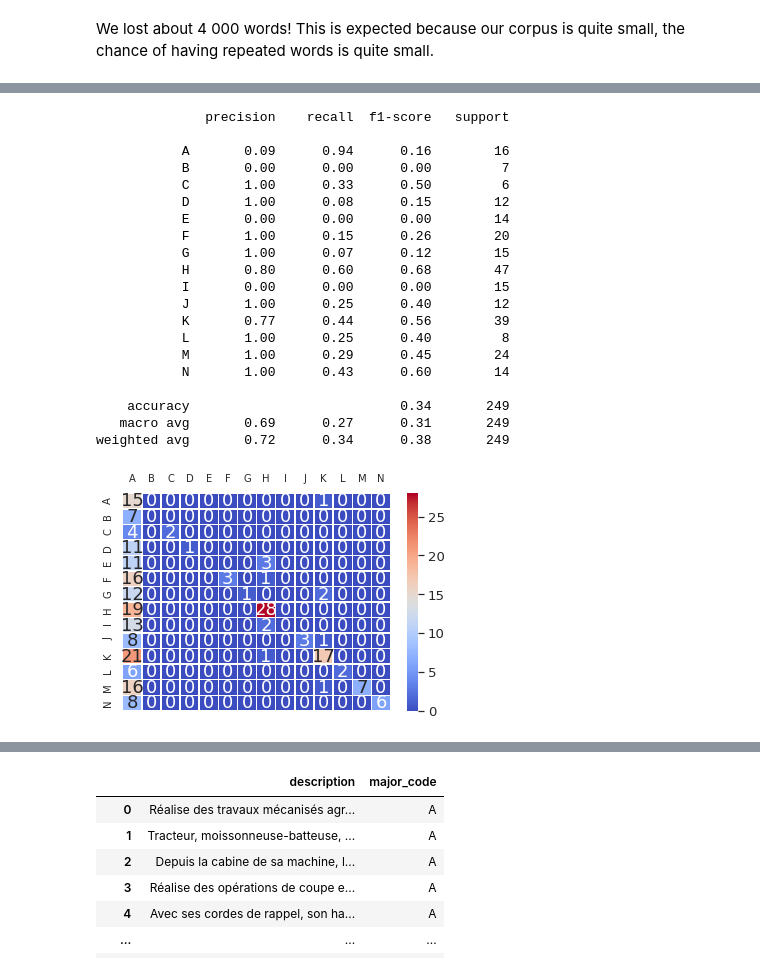
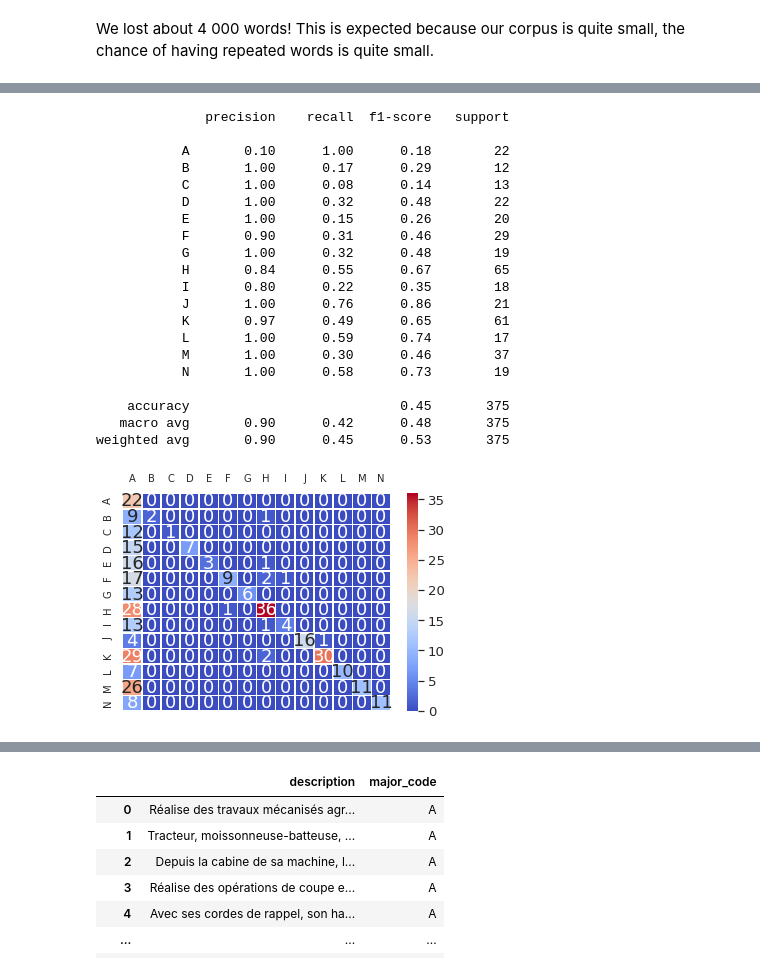
Before and after one commit to ARKEnsae/JobDomainPrediction_NLP, a Jupyter notebook: Prévision_catégorie_métier_ROME.ipynb, the cells around one changed output, grey strips where cells are left out. Drawn from its saved outputs; the diff is of its cells as text; code cells hidden in the pictures.

```diff
--- a/Prévision_catégorie_métier_ROME.ipynb
+++ b/Prévision_catégorie_métier_ROME.ipynb
@@ -552,9 +601,0 @@ data_baseline.groupby(['major_code', 'label', 'data_type']).count()
-# %%
-# create train 60%
-X_train, X_devtest, y_train, y_devtest = train_test_split(X, y, test_size=0.4, random_state=42)
-print(X_train)
-print(y_train)
-# create dev 20% test 20% (hence 50% from the 40%)
-X_dev, X_test, y_dev, y_test = train_test_split(X_devtest, y_devtest, test_size=0.5, random_state=42)
-print(X_dev)
-print(y_dev)
@@ -595,0 +602,6 @@ Processing Labels (y)
+# %%
+# we reshape the data as a big array
+X_train_cv = np.vstack(np.array(X_train))
+print(X_train_cv.shape)
+X_val_cv = np.vstack(np.array(X_valid))
+X_val_cv.shape
@@ -596,8 +615,7 @@ Processing Labels (y)
 # %%
-from sklearn import preprocessing
 lb = preprocessing.LabelBinarizer()
 lb_trained = lb.fit(y_train)
 y_train_lb = lb_trained.transform(y_train)
-y_dev_lb = lb_trained.transform(y_dev)
-print(y_train_lb.shape, y_dev_lb.shape)
+y_valid_lb = lb_trained.transform(y_valid)
+print(y_train_lb.shape, y_valid_lb.shape)
 # %% [output]
@@ -609,7 +625,8 @@ from sklearn import svm
 svc = LinearSVC(verbose=1, random_state=42)
 clf_svm = OneVsRestClassifier(svc, n_jobs=-1 ).fit(X_train_cv, y_train_lb)
 # %%
-y_pred_svm = clf_svm.predict(X_dev_cv)
+# We get the prediction
+y_pred_svm = clf_svm.predict(X_val_cv)
 print(y_pred_svm.shape)
-y_score_svm = clf_svm.decision_function(X_dev_cv)
+y_score_svm = clf_svm.decision_function(X_val_cv)
 # %% [output]
@@ -662,27 +657,27 @@ array([10,  4,  6, 12,  9,  5,  6, 10,  9,  8, 10, 13,  6,  8, 10, 12, 13,
 # %%
-show_eval(y_dev_lb, y_pred_svm, lb_trained, clf_svm)
+show_eval(y_valid_lb, y_pred_svm, lb_trained, clf_svm)
 # %% [output]
               precision    recall  f1-score   support
 
-           A       0.09      0.94      0.16        16
-           B       0.00      0.00      0.00         7
-           C       1.00      0.33      0.50         6
-           D       1.00      0.08      0.15        12
-           E       0.00      0.00      0.00        14
-           F       1.00      0.15      0.26        20
-           G       1.00      0.07      0.12        15
-           H       0.80      0.60      0.68        47
-           I       0.00      0.00      0.00        15
-           J       1.00      0.25      0.40        12
-           K       0.77      0.44      0.56        39
-           L       1.00      0.25      0.40         8
-           M       1.00      0.29      0.45        24
-           N       1.00      0.43      0.60        14
+           A       0.10      1.00      0.18        22
+           B       1.00      0.17      0.29        12
+           C       1.00      0.08      0.14        13
+           D       1.00      0.32      0.48        22
+           E       1.00      0.15      0.26        20
+           F       0.90      0.31      0.46        29
+           G       1.00      0.32      0.48        19
+           H       0.84      0.55      0.67        65
+           I       0.80      0.22      0.35        18
+           J       1.00      0.76      0.86        21
+           K       0.97      0.49      0.65        61
+           L       1.00      0.59      0.74        17
+           M       1.00      0.30      0.46        37
+           N       1.00      0.58      0.73        19
 
-    accuracy                           0.34       249
-   macro avg       0.69      0.27      0.31       249
-weighted avg       0.72      0.34      0.38       249
+    accuracy                           0.45       375
+   macro avg       0.90      0.42      0.48       375
+weighted avg       0.90      0.45      0.53       375
-[figure, old version]
+[figure, new version]
 # %% [markdown]
 # 3 LSTM
 
```
Also changed, not shown: parts of 65 cells of this notebook.
